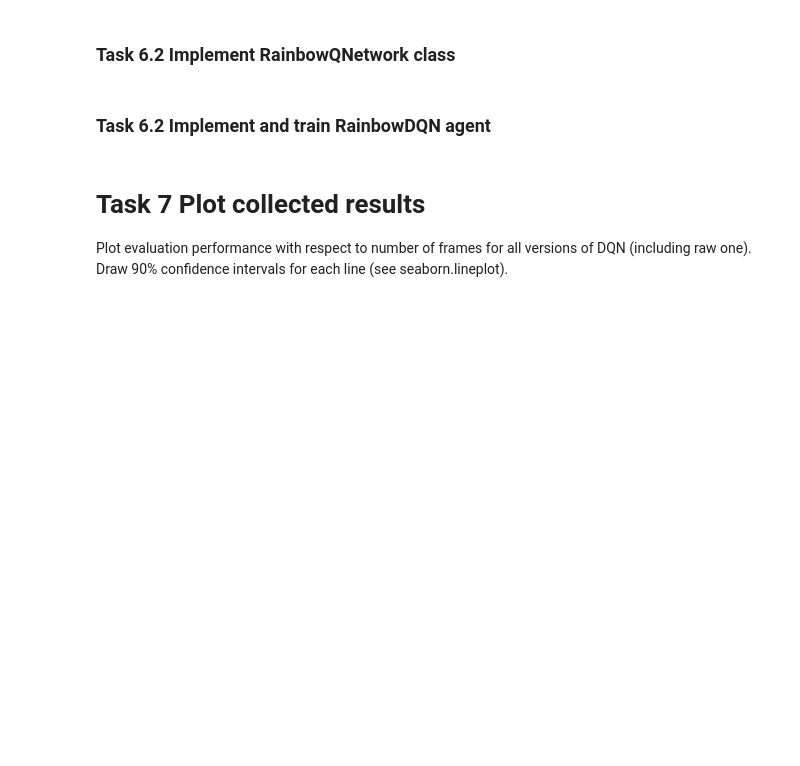
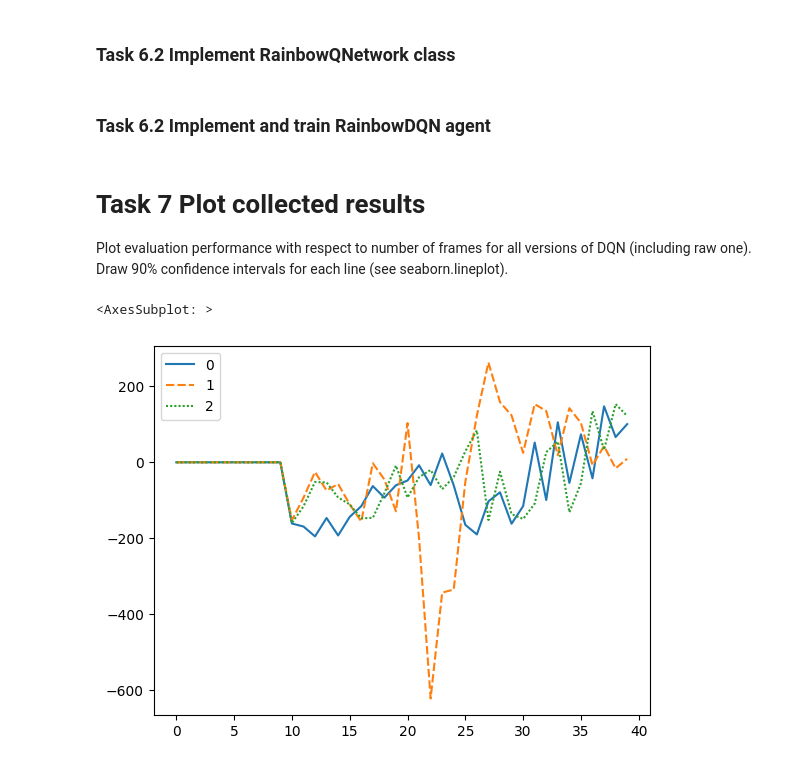
Before and after one commit to asledz/deep-neural-networks-course, a Jupyter notebook: homeworks/hw4_rainbow.ipynb, the cells around one changed output. Saved outputs shown, nothing was run; the diff lists cells and outputs as text; code cells hidden in the pictures; blank space fills up the shorter version.

```diff
--- a/homeworks/hw4_rainbow.ipynb
+++ b/homeworks/hw4_rainbow.ipynb
@@ -787,3 +918,9 @@ results_dqn6.mean(1)[-10:].mean()
 # %% [markdown]
 # Task 7 Plot collected results
 Plot evaluation performance with respect to number of frames for all versions of DQN (including raw one). Draw 90% confidence intervals for each line (see seaborn.lineplot).
+# %%
+import seaborn
+seaborn.lineplot(results_dq)
+# %% [output]
+<AxesSubplot: >
+[figure, added]
```
Also changed, not shown: parts of 22 cells of this notebook, 12 other files.
